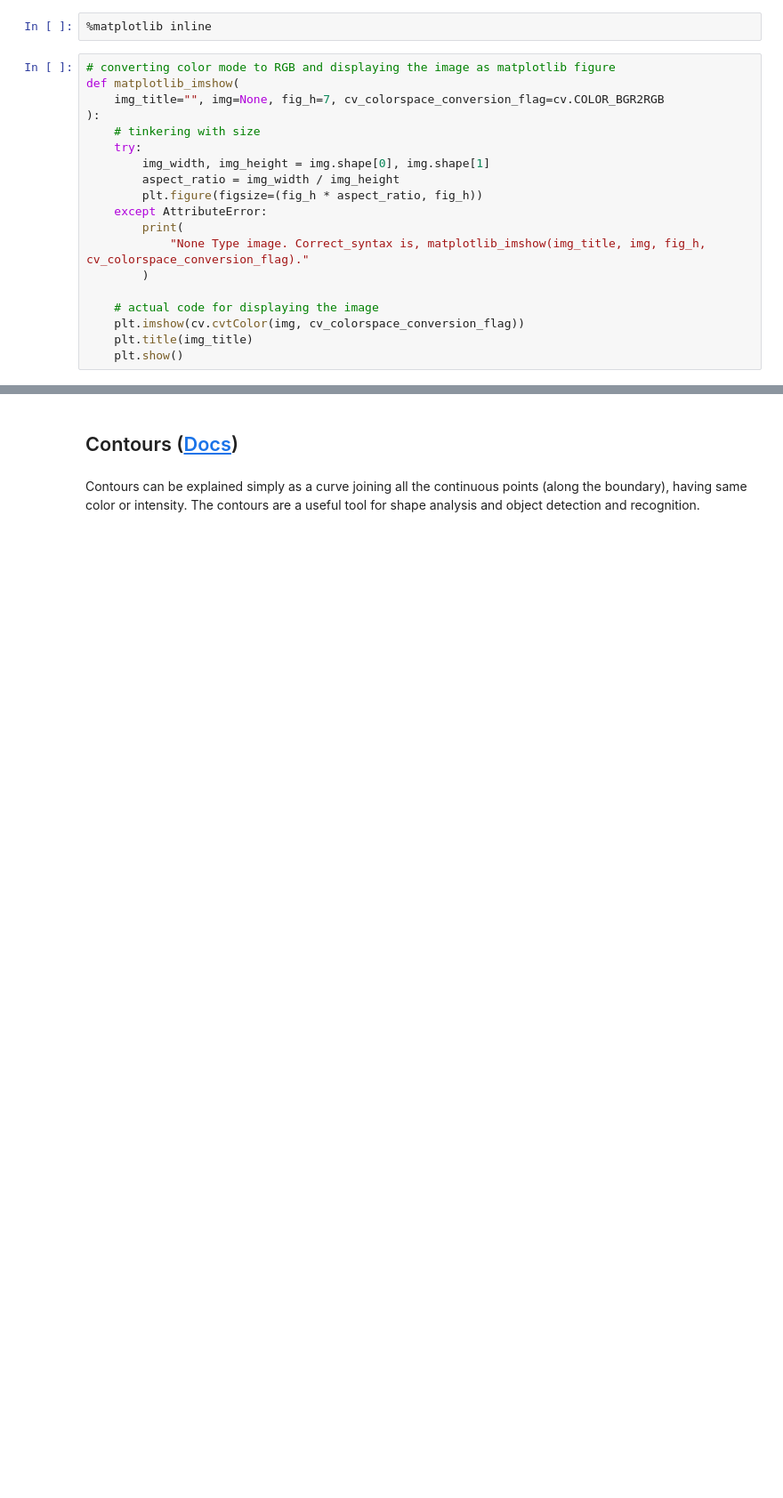
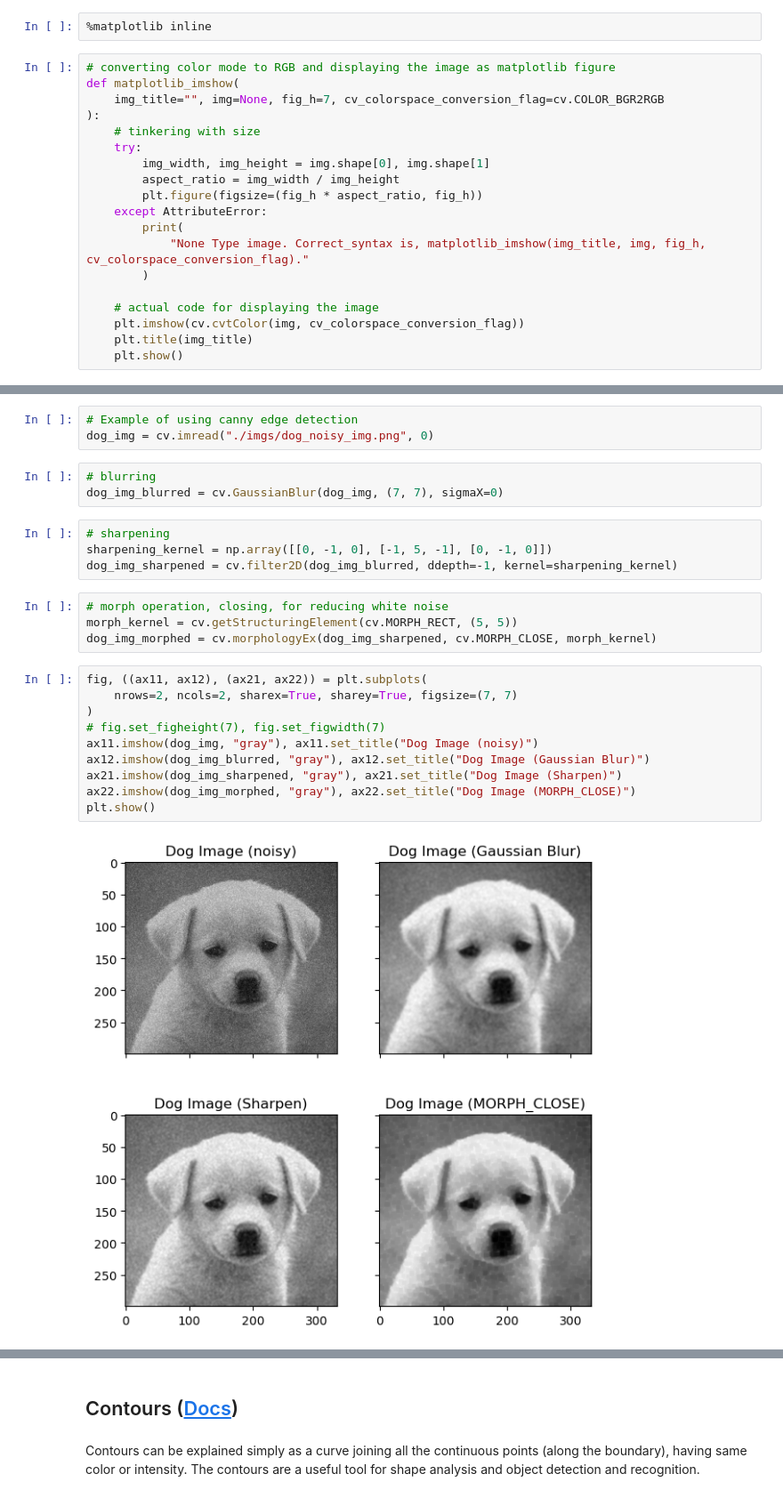
Before and after one commit to MaidulHasan/OpenCV_Basics, a Jupyter notebook: 07_contours.ipynb, the cells around one changed output, grey strips where cells are left out. Shown: that part at 89% size. Saved outputs shown, nothing was run; the diff lists cells and outputs as text; blank space fills up the shorter version.

```diff
--- a/07_contours.ipynb
+++ b/07_contours.ipynb
@@ -29,0 +60,26 @@ def matplotlib_imshow(
+# %%
+# Example of using canny edge detection
+dog_img = cv.imread("./imgs/dog_noisy_img.png", 0)
+# %%
+# blurring
+dog_img_blurred = cv.GaussianBlur(dog_img, (7, 7), sigmaX=0)
+# %%
+# sharpening
+sharpening_kernel = np.array([[0, -1, 0], [-1, 5, -1], [0, -1, 0]])
+dog_img_sharpened = cv.filter2D(dog_img_blurred, ddepth=-1, kernel=sharpening_kernel)
+# %%
+# morph operation, closing, for reducing white noise
+morph_kernel = cv.getStructuringElement(cv.MORPH_RECT, (5, 5))
+dog_img_morphed = cv.morphologyEx(dog_img_sharpened, cv.MORPH_CLOSE, morph_kernel)
+# %%
+fig, ((ax11, ax12), (ax21, ax22)) = plt.subplots(
+    nrows=2, ncols=2, sharex=True, sharey=True, figsize=(7, 7)
+)
+# fig.set_figheight(7), fig.set_figwidth(7)
+ax11.imshow(dog_img, "gray"), ax11.set_title("Dog Image (noisy)")
+ax12.imshow(dog_img_blurred, "gray"), ax12.set_title("Dog Image (Gaussian Blur)")
+ax21.imshow(dog_img_sharpened, "gray"), ax21.set_title("Dog Image (Sharpen)")
+ax22.imshow(dog_img_morphed, "gray"), ax22.set_title("Dog Image (MORPH_CLOSE)")
+plt.show()
+# %% [output]
+[figure, added]
```
Also changed, not shown: parts of 61 cells of this notebook, 10 other files.
